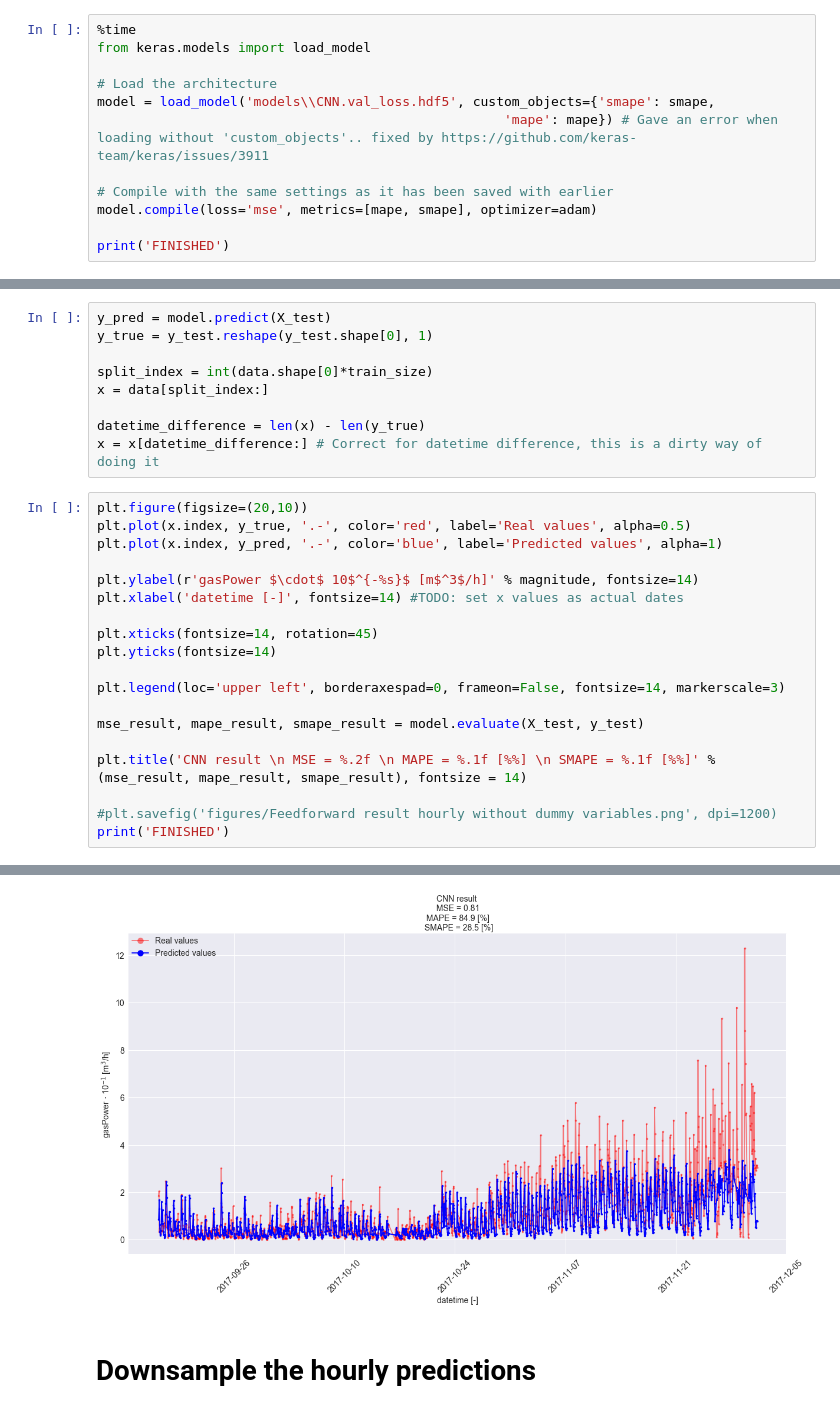
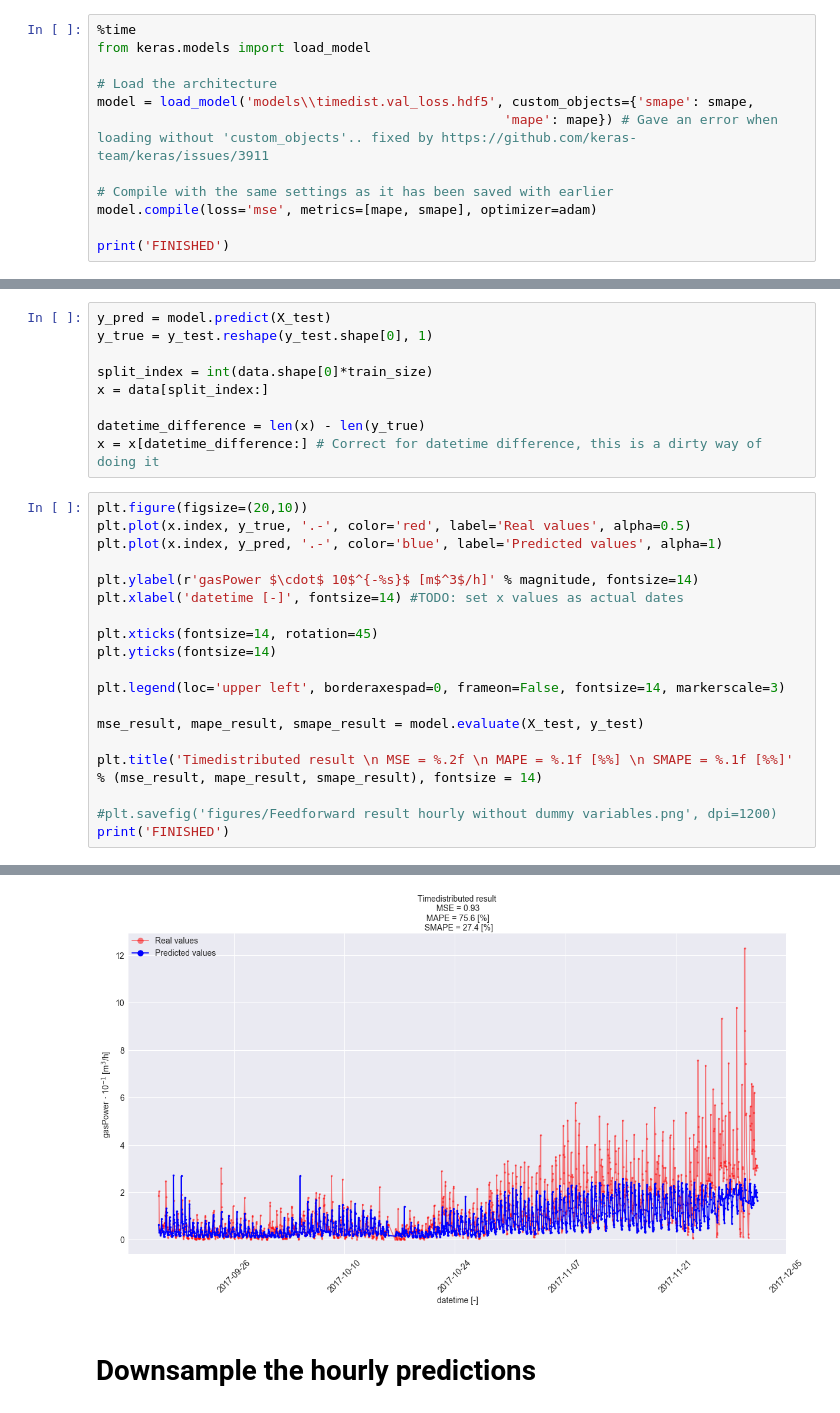
Before and after one commit to deKeijzer/Multivariate-time-series-models-in-Keras, a Jupyter notebook: notebooks/6. TimeDistributed(CNN)+RNN+DNN.ipynb, the cells around one changed output, grey strips where cells are left out. Cells and saved outputs as stored; diff of their text form.

```diff
--- a/notebooks/6. TimeDistributed(CNN)+RNN+DNN.ipynb
+++ b/notebooks/6. TimeDistributed(CNN)+RNN+DNN.ipynb
@@ -375,7 +355,7 @@ Epoch 8/200
 from keras.models import load_model
 
 # Load the architecture
-model = load_model('models\\CNN.val_loss.hdf5', custom_objects={'smape': smape,
+model = load_model('models\\timedist.val_loss.hdf5', custom_objects={'smape': smape,
                                                     'mape': mape}) # Gave an error when loading without 'custom_objects'.. fixed by https://github.com/keras-team/keras/issues/3911
 
 # Compile with the same settings as it has been saved with earlier
@@ -411,7 +411,7 @@ plt.legend(loc='upper left', borderaxespad=0, frameon=False, fontsize=14, marker
 
 mse_result, mape_result, smape_result = model.evaluate(X_test, y_test)
 
-plt.title('CNN result \n MSE = %.2f \n MAPE = %.1f [%%] \n SMAPE = %.1f [%%]' % (mse_result, mape_result, smape_result), fontsize = 14)
+plt.title('Timedistributed result \n MSE = %.2f \n MAPE = %.1f [%%] \n SMAPE = %.1f [%%]' % (mse_result, mape_result, smape_result), fontsize = 14)
 
 #plt.savefig('figures/Feedforward result hourly without dummy variables.png', dpi=1200)
 print('FINISHED')
@@ -420,5 +420,5 @@ print('FINISHED')
 FINISHED
-[figure, old version]
+[figure, new version]
 # %% [markdown]
 # Downsample the hourly predictions
 # %% [markdown]
```
Also changed, not shown: parts of 12 cells of this notebook, 15 other files.
